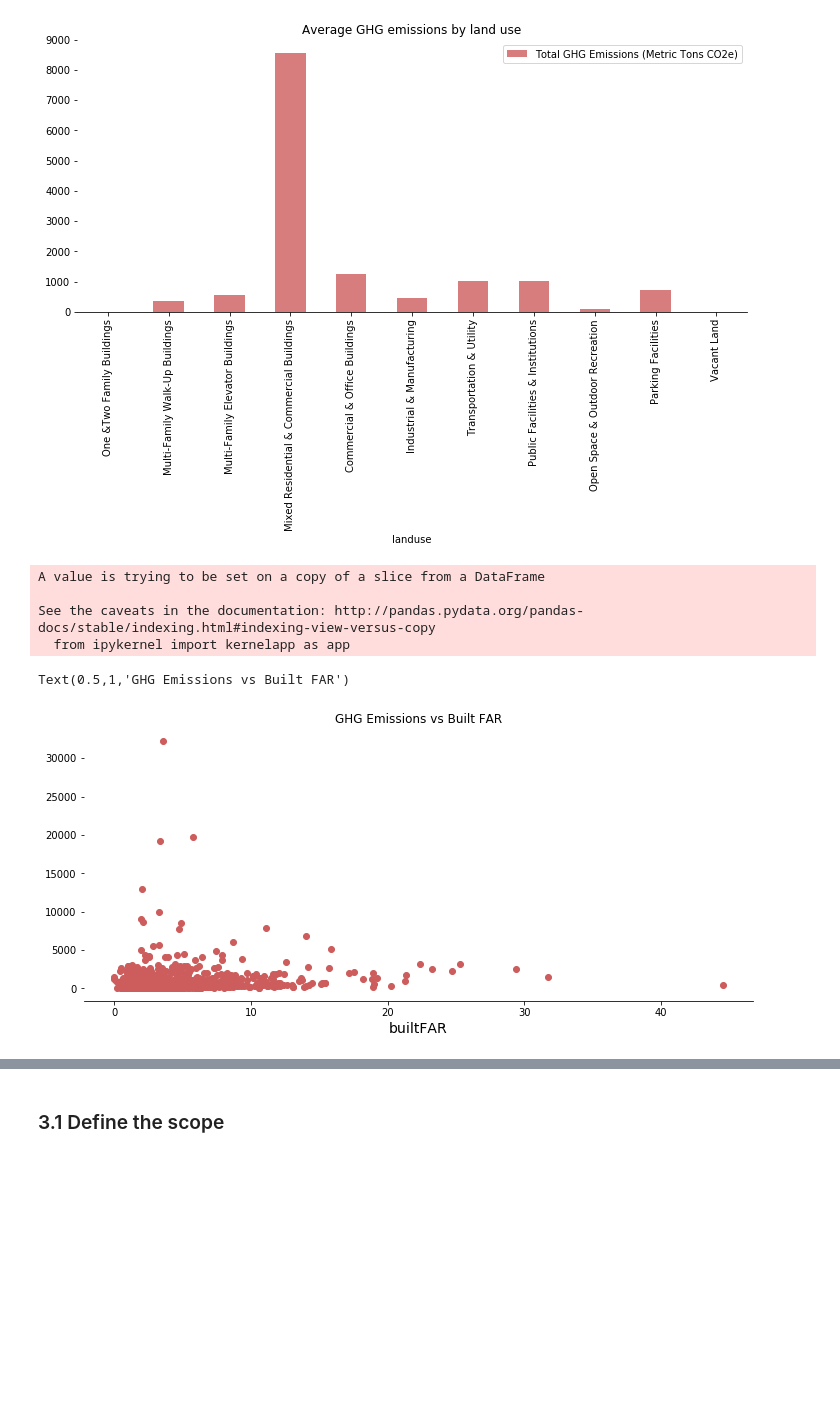
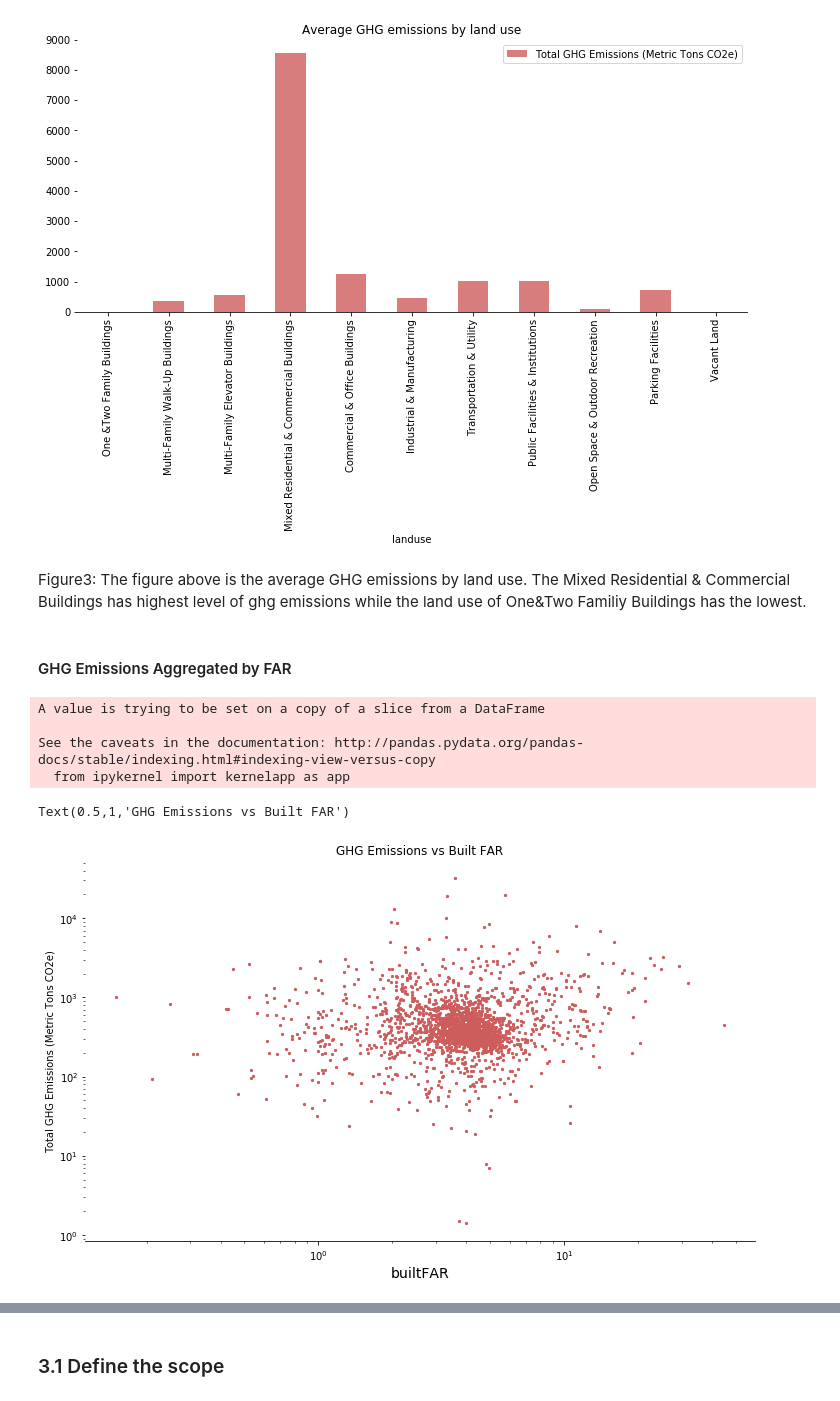
Before and after one commit to akash-y/digitalceqr, a Jupyter notebook: CHAPTER 18 - GHG/Current_GHG_Emissions_Situation_Analysis.ipynb, the cells around one changed output, grey strips where cells are left out. Drawn from its saved outputs; the diff is of its cells as text; code cells hidden in the pictures; blank space fills up the shorter version.

```diff
--- a/CHAPTER 18 - GHG/Current_GHG_Emissions_Situation_Analysis.ipynb
+++ b/CHAPTER 18 - GHG/Current_GHG_Emissions_Situation_Analysis.ipynb
@@ -206,6 +222,10 @@ ax.set_xticklabels(['One &Two Family Buildings','Multi-Family Walk-Up Buildings'
  Text(0,0,'Parking Facilities'),
  Text(0,0,'Vacant Land')]
 [figure]
+# %% [markdown]
+Figure3:  The figure above is the average GHG emissions by land use. The Mixed Residential & Commercial Buildings has highest level of ghg emissions while the land use of One&Two Familiy Buildings has the lowest.
+# %% [markdown]
+#### GHG Emissions Aggregated by FAR
 # %%
 farghg = bkmergedghg[bkmergedghg['Total GHG Emissions (Metric Tons CO2e)']<500000]
 farghg.dropna(subset=['Total GHG Emissions (Metric Tons CO2e)'],inplace=True)
@@ -217,12 +239,16 @@ See the caveats in the documentation: http://pandas.pydata.org/pandas-docs/stabl
 # %%
-fig = pl.figure(figsize=(12,5))
+#log scale
+
+fig = pl.figure(figsize=(12,7))
 ax = fig.add_subplot(111)
 ax.spines["top"].set_visible(False)
 ax.spines["right"].set_visible(False)
 ax.spines["left"].set_visible(False)
-ax.scatter(farghg['builtfar'],farghg['Total GHG Emissions (Metric Tons CO2e)'],color='IndianRed')
+#ax.scatter(farghg['builtfar'],farghg['Total GHG Emissions (Metric Tons CO2e)'],color='IndianRed')
+
+farghg.plot(x='builtfar',y='Total GHG Emissions (Metric Tons CO2e)', loglog=True, marker='.',kind='scatter',color='IndianRed',ax=ax)
 ax.set_xlabel('builtFAR',fontsize=14)
 ax.set_title('GHG Emissions vs Built FAR')
 # %% [output]
 Text(0.5,1,'GHG Emissions vs Built FAR')
-[figure, old version]
+[figure, new version]
```
Also changed, not shown: parts of 47 cells of this notebook, 3 other files.
